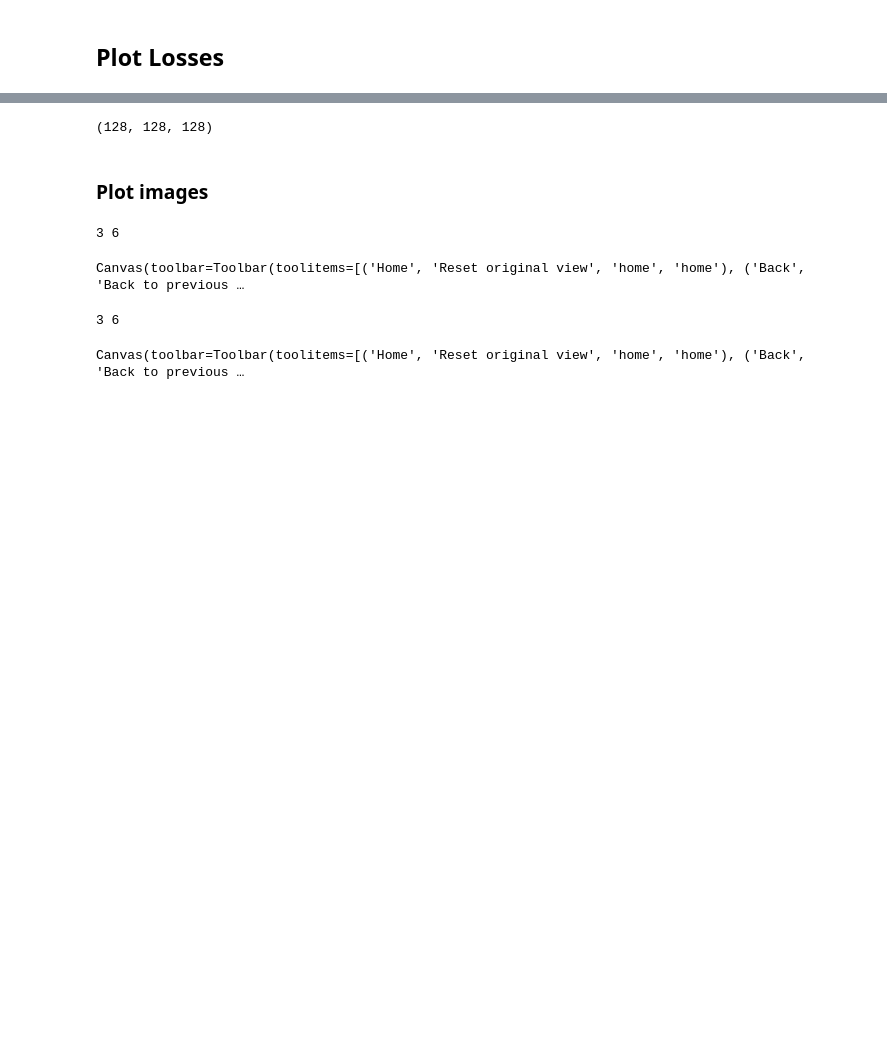
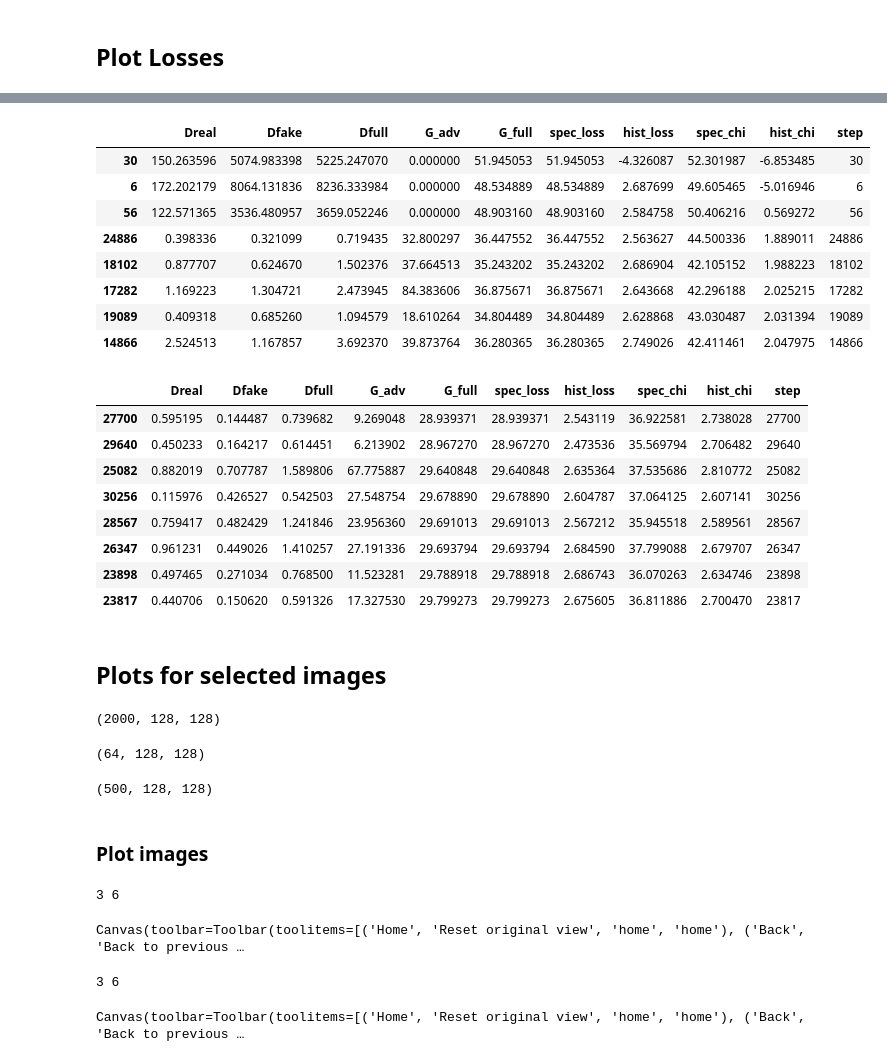
Before and after one commit to vmos1/cosmogan_pytorch, a Jupyter notebook: cosmogan/2_analysis/1_analyze-results.ipynb, the cells around one changed output, grey strips where cells are left out. Cells and saved outputs as stored; diff of their text form; code cells hidden in the pictures; blank space fills up the shorter version.

```diff
--- a/cosmogan/2_analysis/1_analyze-results.ipynb
+++ b/cosmogan/2_analysis/1_analyze-results.ipynb
@@ -130,13 +140,55 @@ df_metrics[df_metrics['hist_chi']<=chi].sort_values(by=['hist_chi']).head(10)
+# %%
+display(df_metrics.sort_values(by=['hist_chi']).head(8))
+display(df_metrics.sort_values(by=['spec_loss']).head(8))
+# %% [output]
+|  | Dreal | Dfake | Dfull | G_adv | G_full | spec_loss | hist_loss | spec_chi | hist_chi | step |
+| 30 | 150.263596 | 5074.983398 | 5225.247070 | 0.000000 | 51.945053 | 51.945053 | -4.326087 | 52.301987 | -6.853485 | 30 |
+| 6 | 172.202179 | 8064.131836 | 8236.333984 | 0.000000 | 48.534889 | 48.534889 | 2.687699 | 49.605465 | -5.016946 | 6 |
+| 56 | 122.571365 | 3536.480957 | 3659.052246 | 0.000000 | 48.903160 | 48.903160 | 2.584758 | 50.406216 | 0.569272 | 56 |
+| 24886 | 0.398336 | 0.321099 | 0.719435 | 32.800297 | 36.447552 | 36.447552 | 2.563627 | 44.500336 | 1.889011 | 24886 |
+| 18102 | 0.877707 | 0.624670 | 1.502376 | 37.664513 | 35.243202 | 35.243202 | 2.686904 | 42.105152 | 1.988223 | 18102 |
+| 17282 | 1.169223 | 1.304721 | 2.473945 | 84.383606 | 36.875671 | 36.875671 | 2.643668 | 42.296188 | 2.025215 | 17282 |
+| 19089 | 0.409318 | 0.685260 | 1.094579 | 18.610264 | 34.804489 | 34.804489 | 2.628868 | 43.030487 | 2.031394 | 19089 |
+| 14866 | 2.524513 | 1.167857 | 3.692370 | 39.873764 | 36.280365 | 36.280365 | 2.749026 | 42.411461 | 2.047975 | 14866 |
+|  | Dreal | Dfake | Dfull | G_adv | G_full | spec_loss | hist_loss | spec_chi | hist_chi | step |
+| 27700 | 0.595195 | 0.144487 | 0.739682 | 9.269048 | 28.939371 | 28.939371 | 2.543119 | 36.922581 | 2.738028 | 27700 |
+| 29640 | 0.450233 | 0.164217 | 0.614451 | 6.213902 | 28.967270 | 28.967270 | 2.473536 | 35.569794 | 2.706482 | 29640 |
+| 25082 | 0.882019 | 0.707787 | 1.589806 | 67.775887 | 29.640848 | 29.640848 | 2.635364 | 37.535686 | 2.810772 | 25082 |
+| 30256 | 0.115976 | 0.426527 | 0.542503 | 27.548754 | 29.678890 | 29.678890 | 2.604787 | 37.064125 | 2.607141 | 30256 |
+| 28567 | 0.759417 | 0.482429 | 1.241846 | 23.956360 | 29.691013 | 29.691013 | 2.567212 | 35.945518 | 2.589561 | 28567 |
+| 26347 | 0.961231 | 0.449026 | 1.410257 | 27.191336 | 29.693794 | 29.693794 | 2.684590 | 37.799088 | 2.679707 | 26347 |
+| 23898 | 0.497465 | 0.271034 | 0.768500 | 11.523281 | 29.788918 | 29.788918 | 2.686743 | 36.070263 | 2.634746 | 23898 |
+| 23817 | 0.440706 | 0.150620 | 0.591326 | 17.327530 | 29.799273 | 29.799273 | 2.675605 | 36.811886 | 2.700470 | 23817 |
+# %% [markdown]
+## Plots for selected images
+# %%
+# Read input data
+
+fname='/global/cfs/cdirs/m3363/vayyar/cosmogan_data/raw_data/128_square/dataset_2_smoothing_200k/norm_1_train_val.npy'
+samples=np.load(fname,mmap_mode='r+')[:2000]
+samples=samples[:,0,:,:]
+print(samples.shape)
+# %% [output]
+(2000, 128, 128)
 # %%
 ### Read GAN results
 # epoch,step=0,100
 # fname='gen_img_epoch-{0}_step-{1}.npy'.format(epoch,step)
 
-step=6000
-fname='gen_img_epoch-*_step-{0}.npy'.format(step)
+step=27700
+
+fname='*gen_img_epoch-*_step-{0}.npy'.format(step)
+# fname='gen_img_epoch-*_step-{0}.npy'.format(step)
 fle=glob.glob(result_dir+'/images/'+fname)[0]
 fle
 imgs=np.load(fle)
 print(imgs.shape)
 # %% [output]
-(128, 128, 128)
+(64, 128, 128)
+# %%
+# keras image for comparison
+f1='/global/cfs/cdirs/m3363/vayyar/cosmogan_data/results_from_other_code/exagan1/run5_fixed_cosmology/models/gen_imgs.npy'
+img_2=np.expand_dims(np.load(f1)[:500],axis=1)[:,0,:,:]
+print(img_2.shape)
+# %% [output]
+(500, 128, 128)
```
Also changed, not shown: parts of 19 cells of this notebook, 13 other files.
